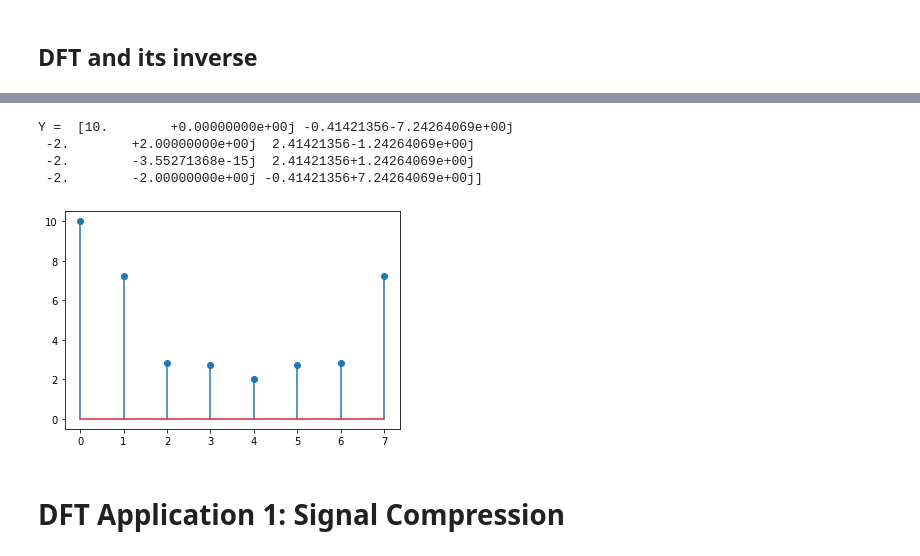
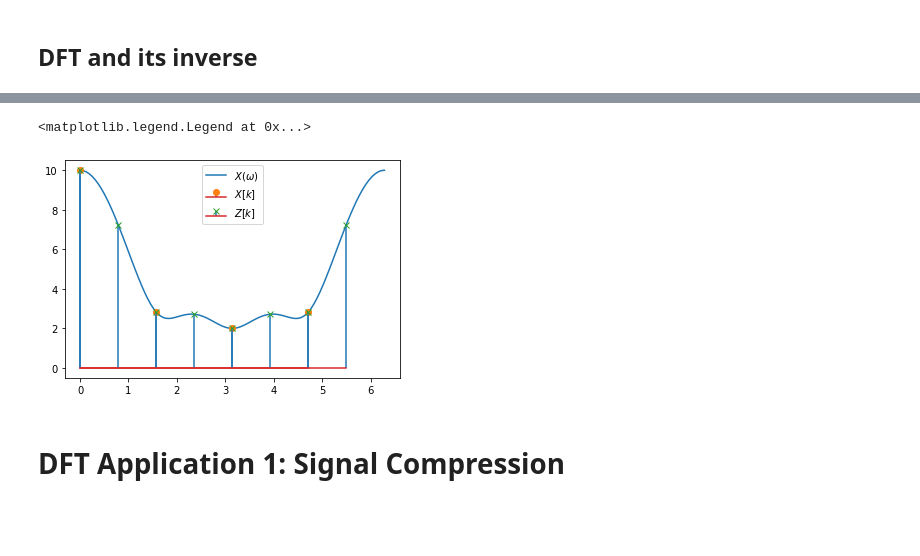
Before and after one commit to hthieu166/ece310-demos, a Jupyter notebook: demo_DFT.ipynb, the cells around one changed output, grey strips where cells are left out. Cells and saved outputs as stored; diff of their text form; code cells hidden in the pictures; blank space fills up the shorter version.

```diff
--- a/demo_DFT.ipynb
+++ b/demo_DFT.ipynb
@@ -82,14 +108,17 @@ X =  [10.+0.0000000e+00j -2.-2.0000000e+00j  2.+2.4492936e-16j
-# %%
-y = np.array([1, 2, 3, 4, 0, 0, 0, 0])
-Y = DFT(y) # Compute the DFT of y
-print('Y = ', Y)
-plt.stem(np.abs(Y), label='Y');
-# %% [output]
-Y =  [10.        +0.00000000e+00j -0.41421356-7.24264069e+00j
- -2.        +2.00000000e+00j  2.41421356-1.24264069e+00j
- -2.        -3.55271368e-15j  2.41421356+1.24264069e+00j
- -2.        -2.00000000e+00j -0.41421356+7.24264069e+00j]
-[figure, removed]
+# %%
+z = np.array([1, 2, 3, 4, 0, 0, 0, 0])
+Z = DFT(z) # Compute the DFT of Z
+
+w = np.linspace(0, 2*np.pi,100)
+Xw = DTFT(x, w)
+
+plt.plot(w, np.abs(Xw))
+plt.stem(np.arange(4)*2*np.pi/4, np.abs(X), markerfmt='o')
+plt.stem(np.arange(8)*2*np.pi/8, np.abs(Z), markerfmt='x')
+plt.legend(['$X(\omega)$', '$X[k]$', '$Z[k]$'])
+# %% [output]
+<matplotlib.legend.Legend at 0x...>
+[figure, added]
 # %% [markdown]
 # DFT Application 1: Signal Compression
 # %%
```
Also changed, not shown: parts of 20 cells of this notebook.
